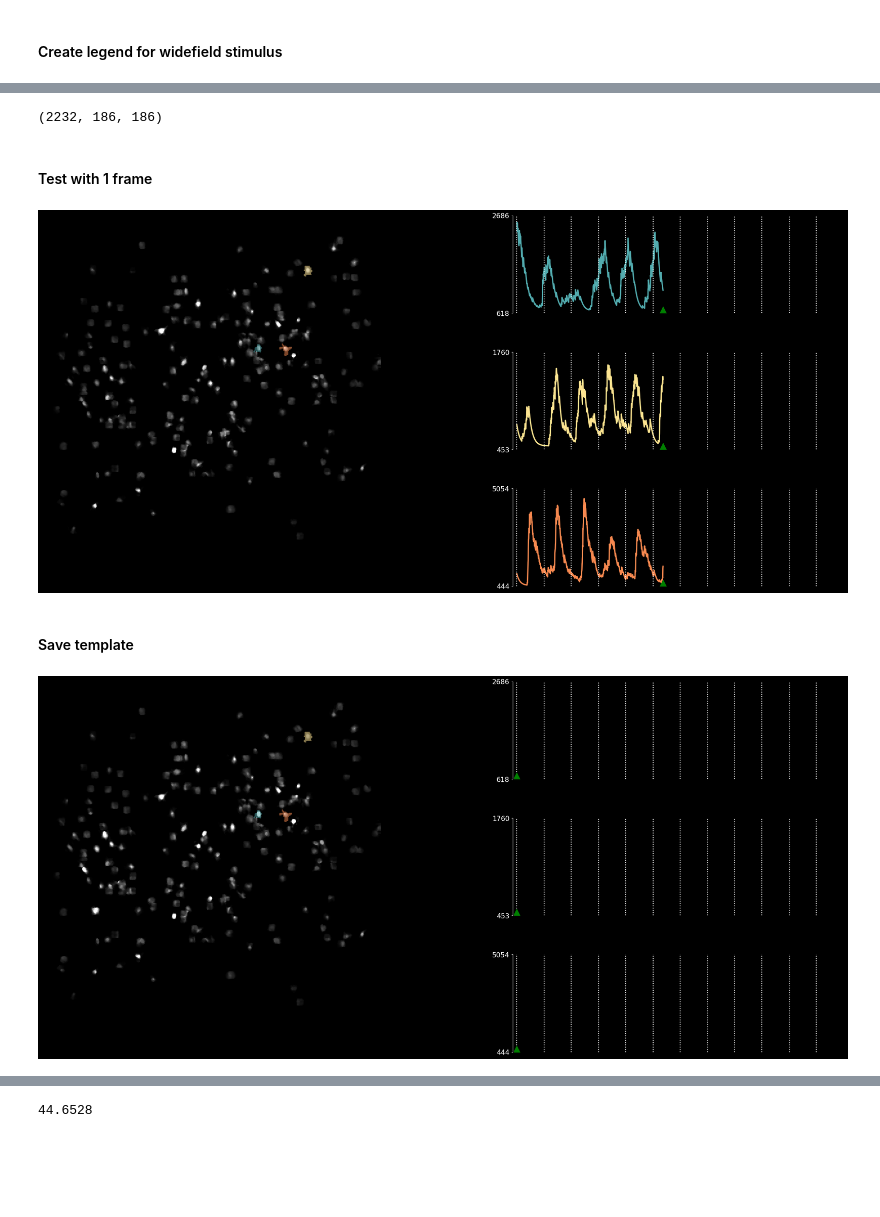
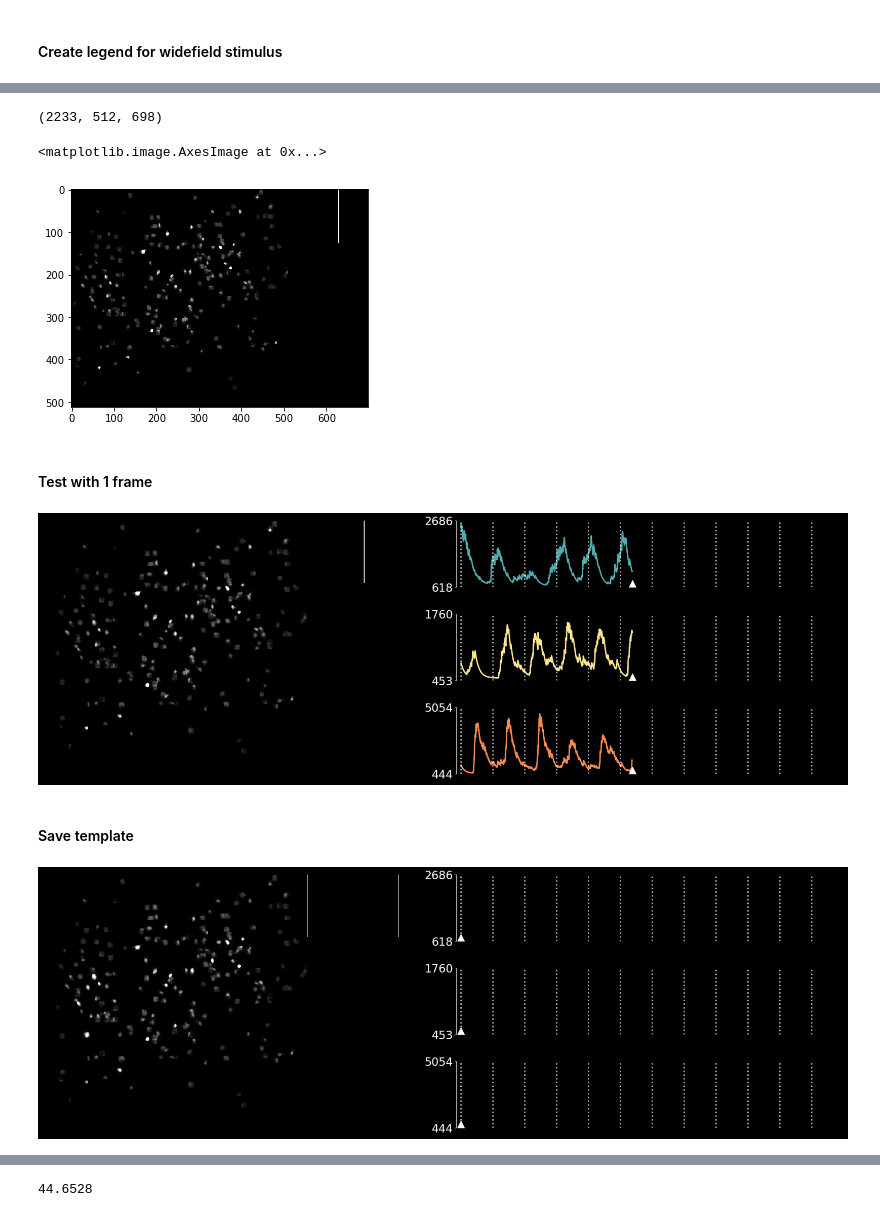
Before and after one commit to julianarhee/2p-pipeline, a Jupyter notebook: pipeline/python/classifications/notebooks/visualize_retinotopy_repsonses.ipynb, the cells around one changed output, grey strips where cells are left out. Cells and saved outputs as stored; diff of their text form; code cells hidden in the pictures; blank space fills up the shorter version.

```diff
--- a/pipeline/python/classifications/notebooks/visualize_retinotopy_repsonses.ipynb
+++ b/pipeline/python/classifications/notebooks/visualize_retinotopy_repsonses.ipynb
@@ -469,6 +473,6 @@ for roi in roi_list:
 # %%
 #roi_list = [206, 152, 180, 198]
-#roi_list = [206, 198, 180]
+roi_list = [206, 198, 180]
 #roi_list = [219, 220, 861] # sorted_mags[0:3]
 print(roi_list)
 # %% [output]
@@ -504,6 +487,9 @@ colormap = 'colorwheel'
 cmapdir = '/n/coxfs01/julianarhee/aggregate-visual-areas/colormaps'
 cdata = np.loadtxt(os.path.join(cmapdir, colormap) + ".txt")
 cmap = LinearSegmentedColormap.from_list('my_colormap', cdata)
+
+
+cmap = pl.cm.Spectral_r
 # %%
 phase_min = min([phase_array_cont[roi] for roi in roi_list])
 phase_max = max([phase_array_cont[roi] for roi in roi_list])
@@ -554,7 +544,7 @@ xticklabels = [round(float(f)/fr) for f in xticks]
 # %%
 skey = '-'.join([animalid, session, run_label, 'caiman'])
 
-fig, axes = pl.subplots(len(roi_list), 1, figsize=(6,len(roi_list)*2), sharex=True, sharey=True)
+fig, axes = pl.subplots(len(roi_list), 1, figsize=(6,len(roi_list)*2), sharex=True, sharey=False)
 for ri, (ax, rid) in enumerate(zip(axes, roi_list)):
     ax.plot(traces[curr_cond][rid], color='k')
     ax.set_xticks(xticks)
@@ -597,6 +593,6 @@ example-traces_cond-right_cmap-colorwheel_JC085-20190622-retino_run1-caiman
 # %%
-fig, axes = pl.subplots( pl.figure()
-print(curr_cond)
+fig, axes = pl.subplots() # pl.figure()
+#print(curr_cond)
 for rid in roi_list:
     pl.plot(traces[curr_cond][rid], color=roi_cdict[rid])
 for cyc in cycle_starts:
@@ -716,11 +716,18 @@ Creating stimulus movie: right
 # %%
-stimulus_mov.shape
+denoised.shape
 # %% [output]
-(2232, 186, 186)
+(2233, 512, 698)
+# %%
+pl.figure()
+pl.imshow(denoised[index, :, :], cmap='gray')
+# %% [output]
+<matplotlib.image.AxesImage at 0x...>
+[figure, added]
 # %% [markdown]
 #### Test with 1 frame
 # %%
 index = 1000
+cycle_marker_color = 'w'
 
 test_fig = os.path.join(output_dir, 'experiment_movie_test.png')
 
@@ -739,45 +746,45 @@ else:
     fig.patch.set_alpha(1.)
     lc = 'k'
 
-fig = pl.figure(figsize=(32, 20), facecolor=fig_color)
+
+fig = pl.figure(figsize=(30, 15), facecolor=fig_color)
 
 nr = len(roi_list)
 nc = 2
 
-nframes = stimulus_mov.shape[0]
+nframes = denoised.shape[0] #stimulus_mov.shape[0]
 rspan = nr
 ax0 = pl.subplot2grid((nr, nc), (0, 0), colspan=1, rowspan=nr)
 ax0.imshow(denoised[index, :, :], cmap='gray')
-ax0.imshow(mask_overlay, cmap=cmap_name, vmin=vmin, vmax=vmax, alpha=0.5)
+#ax0.imshow(mask_overlay, cmap=cmap, vmin=vmin, vmax=vmax, alpha=0.5)
 ax0.axis('off')
-
 
 for ri, roi in enumerate(roi_list):
     ax = plt.subplot2grid((nr, nc), (ri, 1), colspan=nc-1, rowspan=1)
     ax.set_xlim([0-20, nframes])
     if transparent:
         ax.patch.set_alpha(1.)
         ax.set_facecolor('k')
     ax.plot(traces[curr_cond][roi][0:index], color=roi_cdict[roi], lw=lw)
     ax.set_xticks([])
     curr_ymin = int(round(traces[curr_cond][roi].min()))
     curr_ymax = int(round(traces[curr_cond][roi].max()))
     yticks = [curr_ymin-50, curr_ymax]
     ax.set_ylim(yticks)
     ax.set_yticks(yticks)
     sns.despine(ax=ax, bottom=True, trim=True, offset=3)
     for cyc in cycle_starts:
-        ax.axvline(x=cyc, color=lc, linestyle=':', lw=lw-1, alpha=1.0)
-    ax.plot(index, curr_ymin-50, marker='^', color='g', markersize=stim_marker_size)
+        ax.axvline(x=cyc, color=lc, linestyle=':', lw=lw, alpha=0.7) #1.0)
+    ax.plot(index, curr_ymin-50, marker='^', color=cycle_marker_color, markersize=stim_marker_size)
     ax.spines['left'].set_color(lc)
     ax.yaxis.label.set_color(lc)
-    ax.tick_params(axis='y', colors=lc, labelsize=16)
+    ax.tick_params(axis='y', colors=lc, labelsize=24)
 
-pl.subplots_adjust(top=0.8, hspace=0.4, wspace=0.4, left=0.1, right=0.9, bottom=0.2)
+pl.subplots_adjust(top=0.7, hspace=0.4, wspace=0.1, left=0.1, right=0.9, bottom=0.2)
 
 pl.savefig(test_fig)
 # %% [output]
-[figure, old version]
+[figure, new version]
 # %% [markdown]
 #### Save template
 # %%
@@ -801,17 +808,18 @@ else:
     fig.patch.set_alpha(1.)
     lc = 'k'
 
-fig = pl.figure(figsize=(32, 20), facecolor=fig_color)
+
+fig = pl.figure(figsize=(30, 15), facecolor=fig_color)
+
 nr = len(roi_list)
 nc = 2
 
-nframes = stimulus_mov.shape[0]
+nframes = denoised.shape[0] #stimulus_mov.shape[0]
 rspan = nr
 ax0 = pl.subplot2grid((nr, nc), (0, 0), colspan=1, rowspan=nr)
 ax0.imshow(denoised[index, :, :], cmap='gray')
-ax0.imshow(mask_overlay, cmap=cmap_name, vmin=vmin, vmax=vmax, alpha=0.5)
+#ax0.imshow(mask_overlay, cmap=cmap, vmin=vmin, vmax=vmax, alpha=0.5)
 ax0.axis('off')
-
 
 for ri, roi in enumerate(roi_list):
     ax = plt.subplot2grid((nr, nc), (ri, 1), colspan=nc-1, rowspan=1)
@@ -828,17 +836,16 @@ for ri, roi in enumerate(roi_list):
     ax.set_yticks(yticks)
     sns.despine(ax=ax, bottom=True, trim=True, offset=3)
     for cyc in cycle_starts:
-        ax.axvline(x=cyc, color=lc, linestyle=':', lw=lw-1, alpha=1.0)
-    ax.plot(index, curr_ymin-50, marker='^', color='g', markersize=stim_marker_size)
+        ax.axvline(x=cyc, color=lc, linestyle=':', lw=lw, alpha=0.7) #1.0)
+    ax.plot(index, curr_ymin-50, marker='^', color=cycle_marker_color, markersize=stim_marker_size)
     ax.spines['left'].set_color(lc)
     ax.yaxis.label.set_color(lc)
-    ax.tick_params(axis='y', colors=lc, labelsize=16)
+    ax.tick_params(axis='y', colors=lc, labelsize=24)
 
-pl.subplots_adjust(top=0.8, hspace=0.4, wspace=0.4, left=0.1, right=0.9, bottom=0.2)
-
+pl.subplots_adjust(top=0.7, hspace=0.4, wspace=0.1, left=0.1, right=0.9, bottom=0.2)
 
 pl.savefig(template_fig)
 # %% [output]
-[figure, old version]
+[figure, new version]
 # %%
 
```
Also changed, not shown: parts of 62 cells of this notebook, 1 other file.
